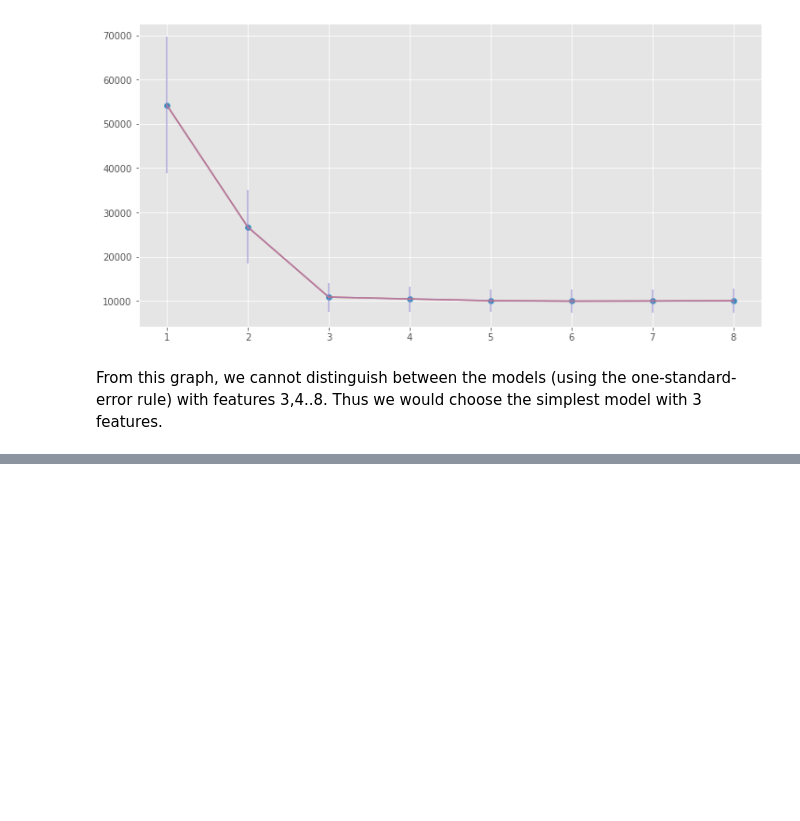
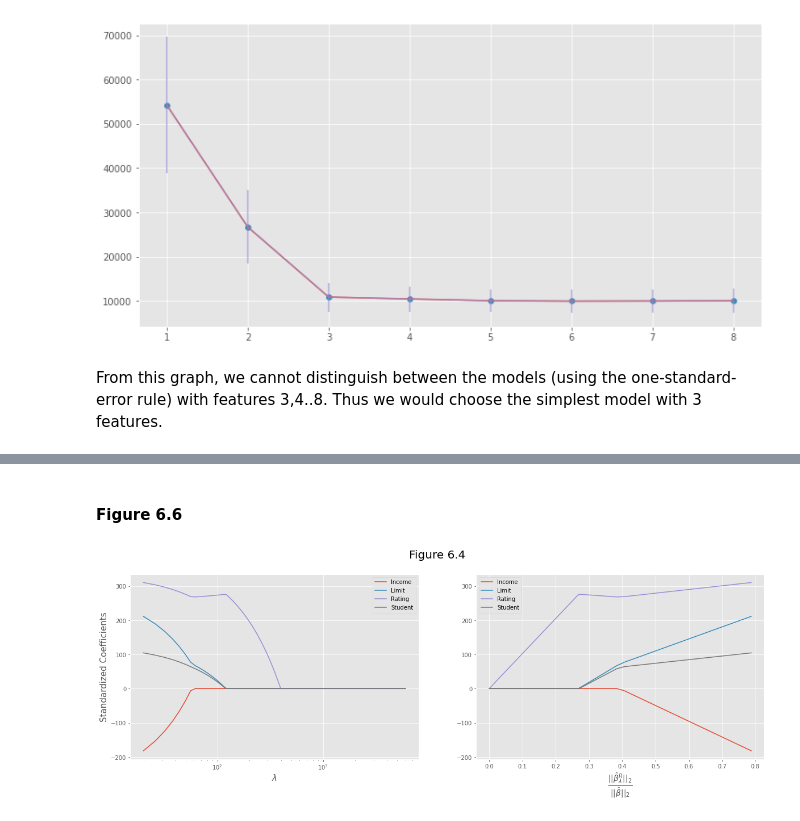
Before and after one commit to Rendiere/statistical-learning, a Jupyter notebook: ITSL/notebooks/Chapter 06.ipynb, the cells around one changed output, grey strips where cells are left out. Drawn from its saved outputs; the diff is of its cells as text; code cells hidden in the pictures; blank space fills up the shorter version.

```diff
--- a/ITSL/notebooks/Chapter 06.ipynb
+++ b/ITSL/notebooks/Chapter 06.ipynb
@@ -308,0 +402,2 @@ From this graph, we cannot distinguish between the models (using the one-standar
+# %% [markdown]
+#### Figure 6.6
@@ -308,0 +440,16 @@ From this graph, we cannot distinguish between the models (using the one-standar
+# %%
+fig, axes = plt.subplots(ncols=2, figsize=(20,6))
+
+ax=axes[0]
+lasso_coefs.plot(ax=ax,logx=True)
+ax.set_xlabel('$\lambda$', fontsize=15);
+ax.set_ylabel('Standardized Coefficients', fontsize=15)
+
+ax=axes[1]
+l1_coefs.plot(ax=ax)
+ax.set_xlabel(r"$\frac{||\hat{\beta}^R_\lambda||_2}{||\hat{\beta}||_2}$", fontsize=20) #
+
+fig.suptitle('Figure 6.4', fontsize=20)
+plt.show()
+# %% [output]
+[figure, added]
```
Also changed, not shown: parts of 20 cells of this notebook, 4 other files.
